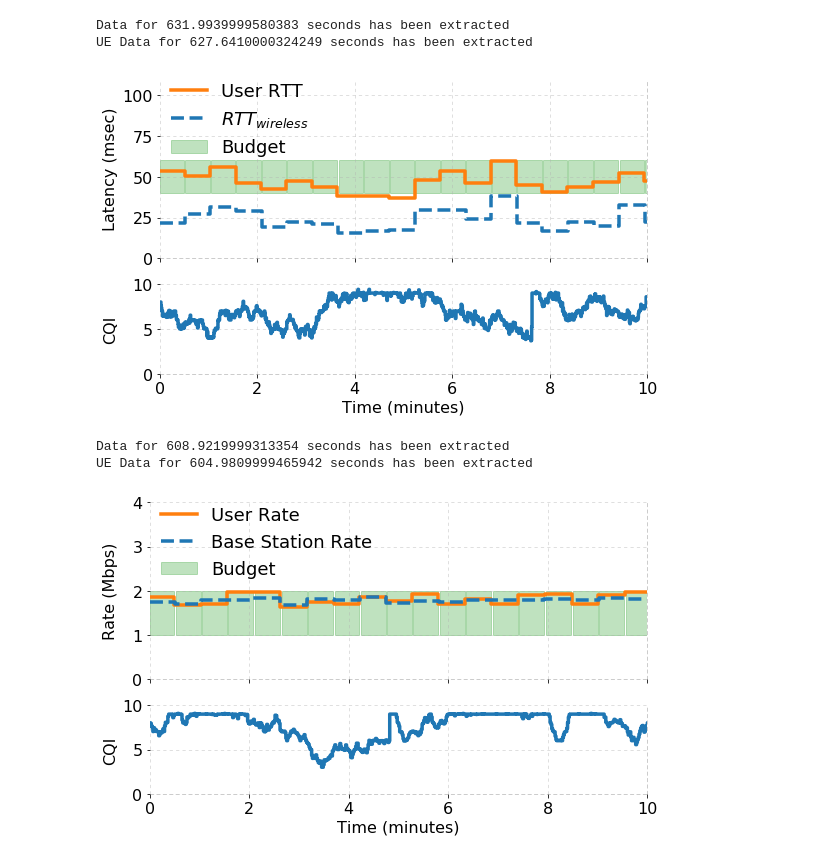
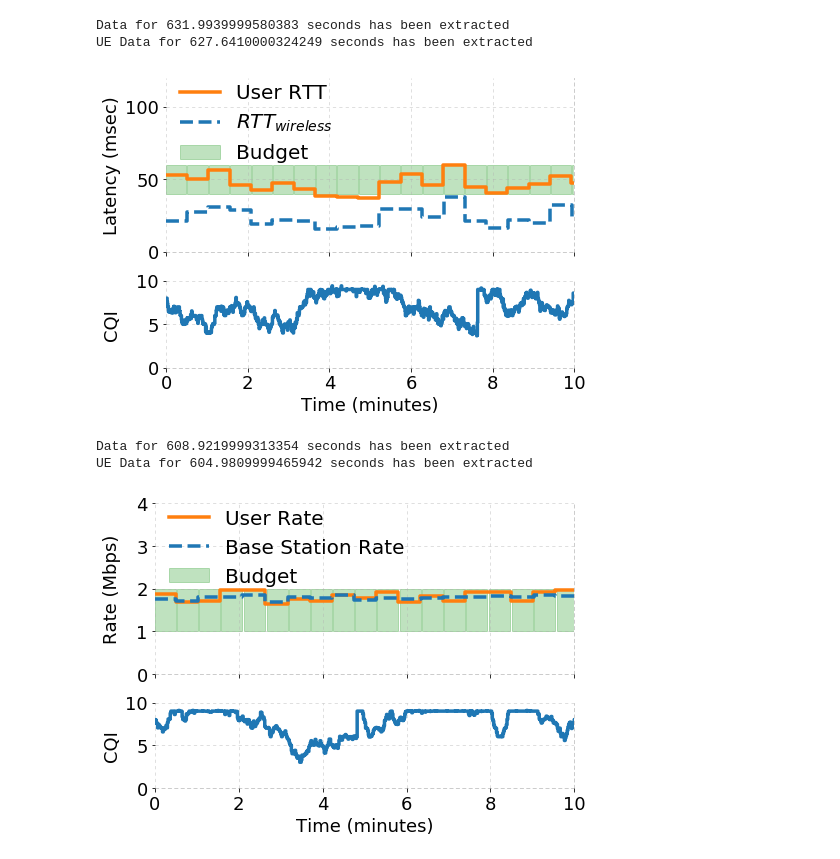
Before and after one commit to serhatarslan-hub/cell-order, a Jupyter notebook: analysis/cell-order-moving-ue-eval.ipynb, the cells around one changed output. Drawn from its saved outputs; the diff is of its cells as text; code cells hidden in the pictures.

```diff
--- a/analysis/cell-order-moving-ue-eval.ipynb
+++ b/analysis/cell-order-moving-ue-eval.ipynb
@@ -15,8 +15,8 @@ import sys
 sys.path.append('../radio_api')
 import constants
 # %%
-FIG_SIZE = (8,5)
-FONT_SIZE = 16
+FIG_SIZE = (7,5)
+FONT_SIZE = 18
 LINE_STYLE = (0,(4,4))
 LINE_WIDTH = 3.5
 SAVE_FIG = False
@@ -158,7 +158,7 @@ ax1.set_ylabel('Latency (msec)', fontsize=FONT_SIZE)
 ax1.tick_params(axis='y', labelsize=FONT_SIZE)
 # ax1.tick_params(axis='x', labelsize=FONT_SIZE)
 ax1.get_xaxis().set_ticklabels([])
-ax1.set_ylim((0, 110))
+ax1.set_ylim((0, 120))
 ax1.set_xlim([0,10])
 # ax1.xaxis.set_ticks(np.arange(0, 13))
 
@@ -194,35 +194,35 @@ ax2.tick_params(axis='x', labelsize=FONT_SIZE)
 ax2.set_ylim((0,10))
 # ax2.yaxis.set_ticks(np.arange(0,8,2))
 ax2.set_xlim([0, 10])
 # ax2.xaxis.set_ticks(np.arange(13))
 
 ax2.grid(axis='both', alpha=0.5, linestyle=LINE_STYLE)
 
 ax2.spines['top'].set_visible(False)
 # ax2.spines['right'].set_visible(False)
 ax2.spines['left'].set_visible(False)
 ax2.spines["right"].set_linestyle(LINE_STYLE)
 ax2.spines["right"].set_alpha(0.5)
 ax2.spines["right"].set_color('gray')
 ax2.spines["left"].set_linestyle(LINE_STYLE)
 ax2.spines["left"].set_alpha(0.5)
 ax2.spines["left"].set_color('gray')
 ax2.spines["top"].set_linestyle(LINE_STYLE)
 ax2.spines["top"].set_alpha(0.5)
 ax2.spines["top"].set_color('gray')
 ax2.spines["bottom"].set_linestyle(LINE_STYLE)
 ax2.spines["bottom"].set_alpha(0.5)
 ax2.spines["bottom"].set_color('gray')
 
 f.tight_layout()
 f.align_ylabels()
 
 if SAVE_FIG:
-    plt.savefig(reservation_out_dir + '{}_moving_ue_lat.pdf'.format(SCENARIO))
+    plt.savefig(reservation_out_dir + '{}_moving_ue_lat_2.pdf'.format(SCENARIO))
 
 plt.show()
 # %% [output]
-[figure, old version]
+[figure, new version]
 # %%
 cell_order_thp_log_filename = \
     reservation_data_dir + 'cell-order-{}-thp-{}.log'.format(SCENARIO, THP_EXP_IDX)
@@ -333,8 +333,8 @@ f.tight_layout()
 f.align_ylabels()
 
 if SAVE_FIG:
-    plt.savefig(reservation_out_dir + '{}_moving_ue_thp.pdf'.format(SCENARIO))
+    plt.savefig(reservation_out_dir + '{}_moving_ue_thp_2.pdf'.format(SCENARIO))
 
 plt.show()
 # %% [output]
-[figure, old version]
+[figure, new version]
```
Also changed, not shown: 4 other files.
